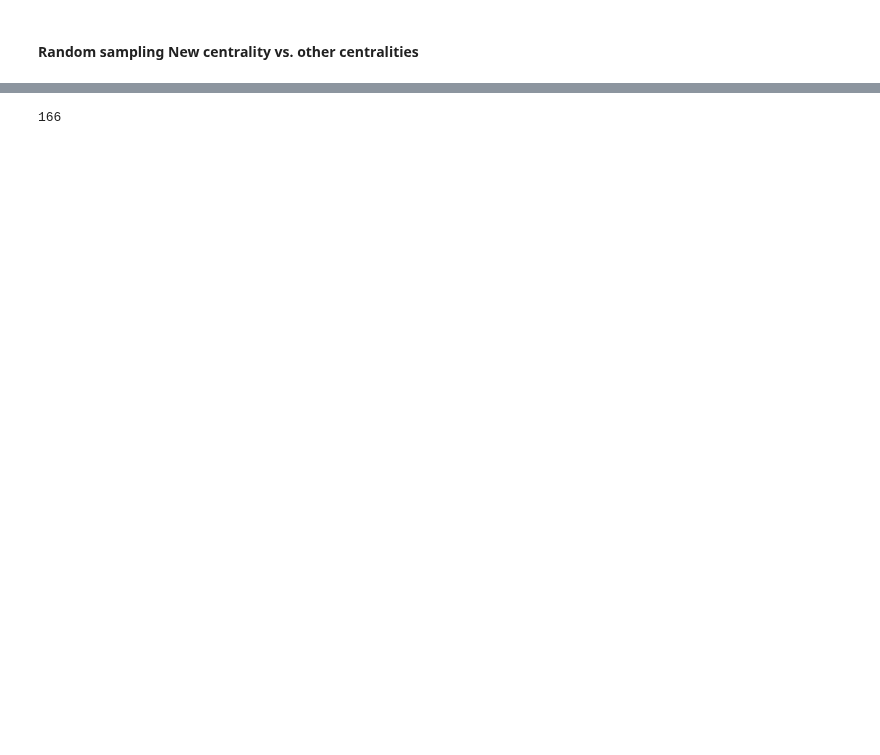
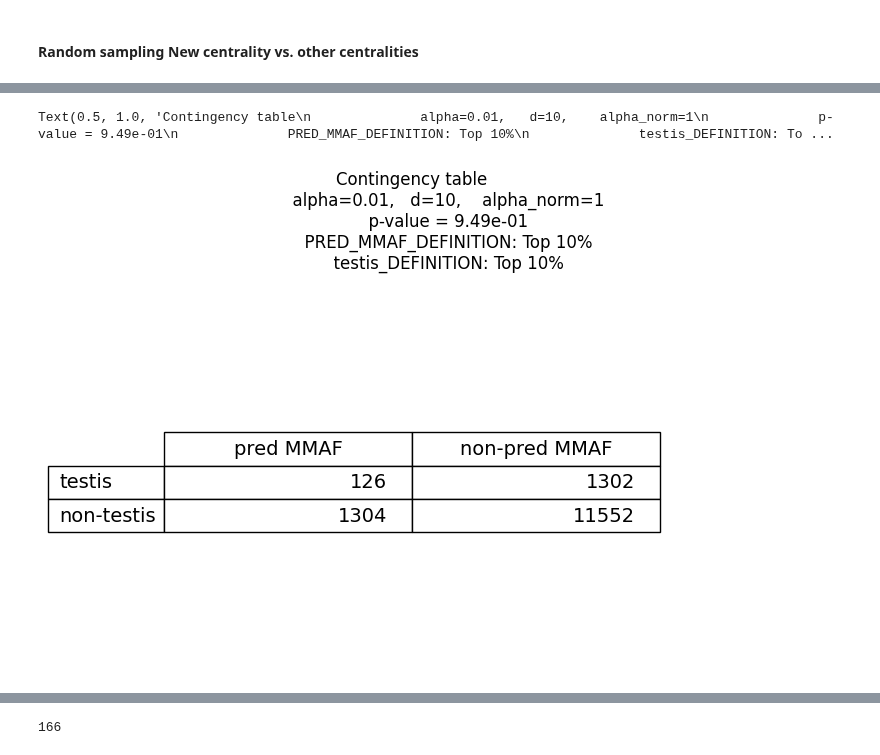
Before and after one commit to jjjk123/grexome-TIMC-Secondary-interactome, a Jupyter notebook: Interactome/jupyter_notebooks/analyze_scores_newCentrality.ipynb, the cells around one changed output, grey strips where cells are left out. Drawn from its saved outputs; the diff is of its cells as text; code cells hidden in the pictures; blank space fills up the shorter version.

Commit message:
standarize tissue-expr

```diff
--- a/Interactome/jupyter_notebooks/analyze_scores_newCentrality.ipynb
+++ b/Interactome/jupyter_notebooks/analyze_scores_newCentrality.ipynb
@@ -288,15 +321,20 @@ non_pred_MMAF = list(scores_sorted.keys())[pred_MMAF_idx:]
+# %%
+# get top 10 genes from New centrality
+pred_causal, non_pred_causal = take_top(results_sorted, PRED_CAUSAL_DEFINITION)
 # %%
-# load testis expression from grexome-TIMC-Secondary-interactome/GTEX_Data
-GTEx_testis = {}
+# load tissue expression from grexome-TIMC-Secondary-interactome/GTEX_Data
+GTEx_tissue = {}
 
-with open("/home/kubicaj/calc/grexome-TIMC-Secondary-interactome/GTEX_Data/E-MTAB-5214-query-results-testis.tpms.tsv") as f:
+with open(f"/home/kubicaj/calc/grexome-TIMC-Secondary-interactome/GTEX_Data/E-MTAB-5214-query-results-{TISSUE}-ratio.tpms.tsv") as f:
     # skip header
     for _ in range(5):
         next(f)
     for line in f:
         split_line = line.rstrip().split('\t')
-        if len(split_line) != 2:
+        if len(split_line) != 3:
             continue
-        ENSG, testis_abundance = split_line
+        ENSG, tissue_abundance, tissue_ratio = split_line
+        if tissue_abundance == '':
+            continue
         if ENSG in interactome.nodes():
-            GTEx_testis[ENSG] = float(testis_abundance)
+            GTEx_tissue[ENSG] = float(tissue_ratio)
@@ -311,9 +341,13 @@ non_testis_enriched = list(GTEx_testis_sorted.keys())[testis_enriched_idx:]
+# %%
+# # get top 10% of genes expressed in the tissue
+GTEx_tissue_sorted = sorted(GTEx_tissue.keys(), key=lambda item: GTEx_tissue[item], reverse=True)
+tissue_enriched, non_tissue_enriched = take_top(GTEx_tissue_sorted, TISSUE_DEFINITION)
 # %%
 # construct a contingency matrix for Fisher's test
-x1 = len(intersection(pred_MMAF, testis_enriched))
-x2 = len(intersection(pred_MMAF, non_testis_enriched))
-x3 = len(intersection(non_pred_MMAF, testis_enriched))
-x4 = len(intersection(non_pred_MMAF, non_testis_enriched))
+x1 = len(intersection(pred_causal, tissue_enriched))
+x2 = len(intersection(non_pred_causal, tissue_enriched))
+x3 = len(intersection(pred_causal, non_tissue_enriched))
+x4 = len(intersection(non_pred_causal, non_tissue_enriched))
 
 contingency_matrix = [[x1, x2], [x3, x4]]
 contingency_matrix
@@ -329,0 +364,17 @@ check_pvalue(pvalue=pvalue)
+# %%
+fig, ax = matplotlib.pyplot.subplots(1,1)
+table = ax.table(contingency_matrix, rowLabels=[f'{TISSUE}', f'non-{TISSUE}'], colLabels=[f'pred {PHENOTYPE}', f'non-pred {PHENOTYPE}'], loc="center")
+ax.axis('tight')
+ax.axis('off')
+table.set_fontsize(14)
+table.scale(1,2)
+
+ax.set_title(f'''Contingency table
+              alpha={ALPHA},   d={D_MAX},    alpha_norm={ALPHA_NORM}
+              p-value = {check_pvalue(pvalue=pvalue)}
+              PRED_{PHENOTYPE}_DEFINITION: Top {PRED_CAUSAL_DEFINITION}%
+              {TISSUE}_DEFINITION: Top {TISSUE_DEFINITION}%
+              ''')
+# %% [output]
+Text(0.5, 1.0, 'Contingency table\n              alpha=0.01,   d=10,    alpha_norm=1\n              p-value = 9.49e-01\n              PRED_MMAF_DEFINITION: Top 10%\n              testis_DEFINITION: To ...
+[figure, added]
```
Also changed, not shown: parts of 40 cells of this notebook.
